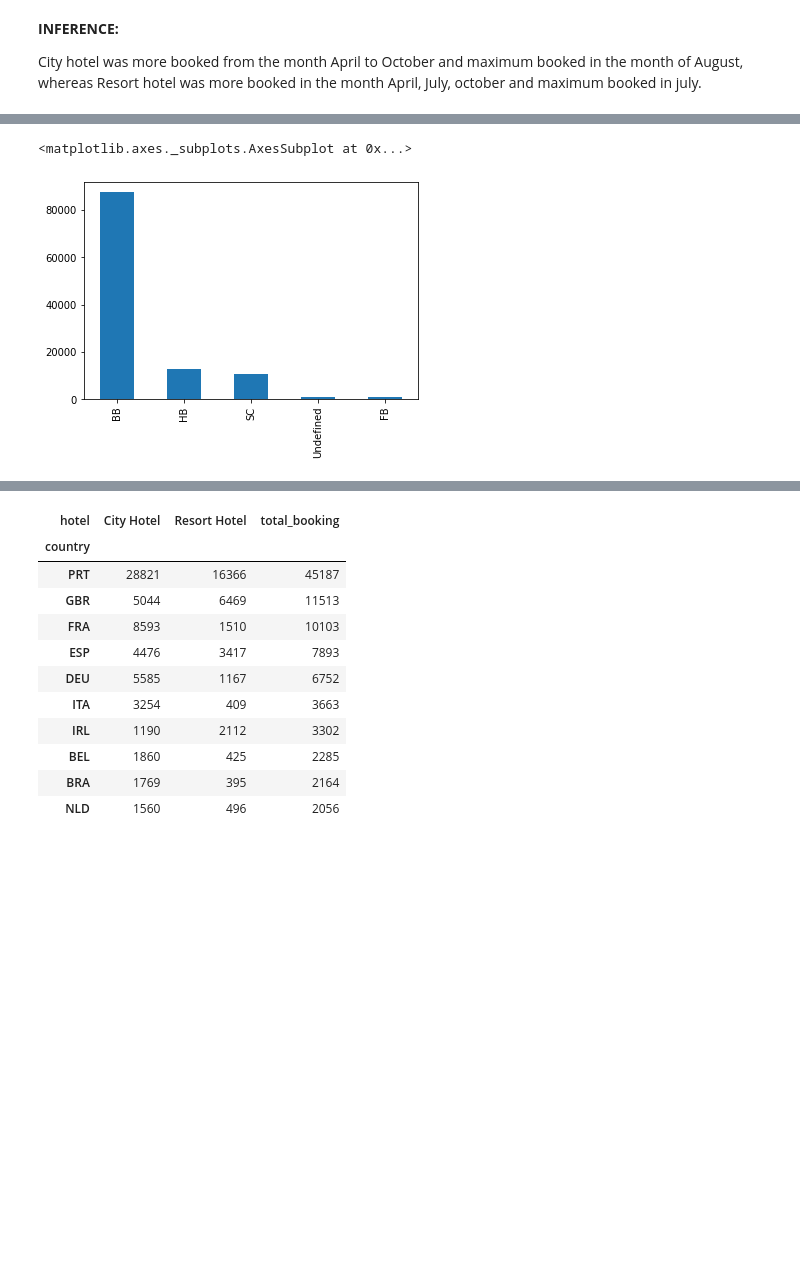
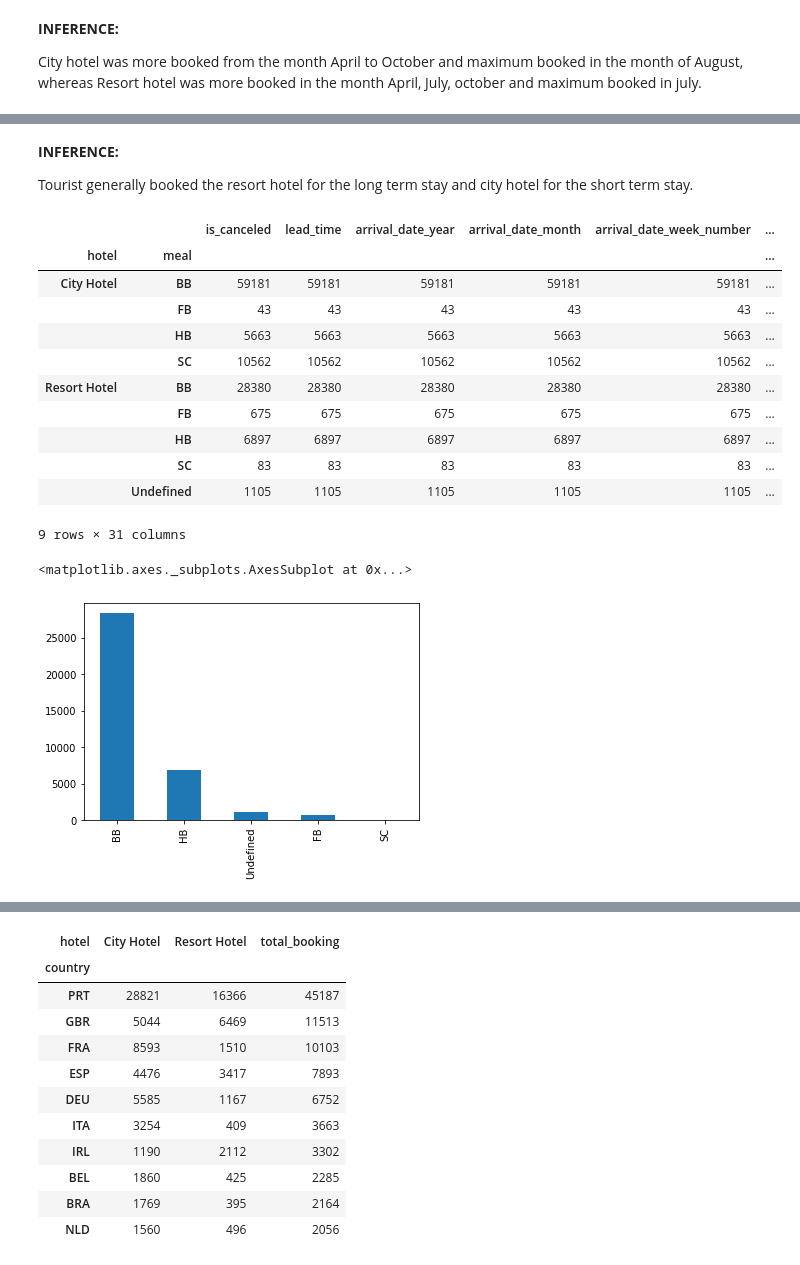
Before and after one commit to gauriagarwal18/Hotel_Booking_Analysis, a Jupyter notebook: Hotel_Booking.ipynb, the cells around one changed output, grey strips where cells are left out. Cells and saved outputs as stored; diff of their text form; code cells hidden in the pictures; blank space fills up the shorter version.

```diff
--- a/Hotel_Booking.ipynb
+++ b/Hotel_Booking.ipynb
@@ -259,7 +292,25 @@ City hotel was more booked from the month April to October and maximum booked in
+# %% [markdown]
+**INFERENCE:**
+
+Tourist generally booked the resort hotel for the long term stay and city hotel for the short term stay.
 # %%
 # Most meal type prefered by guest
-hotels['meal'].unique()
-hotels['meal'].value_counts().plot(kind = 'bar')
+hotels.groupby(['hotel','meal']).count()
 # %% [output]
+|  |  | is_canceled | lead_time | arrival_date_year | arrival_date_month | arrival_date_week_number | ... |
+| hotel | meal |  |  |  |  |  | ... |
+| City Hotel | BB | 59181 | 59181 | 59181 | 59181 | 59181 | ... |
+|  | FB | 43 | 43 | 43 | 43 | 43 | ... |
+|  | HB | 5663 | 5663 | 5663 | 5663 | 5663 | ... |
+|  | SC | 10562 | 10562 | 10562 | 10562 | 10562 | ... |
+| Resort Hotel | BB | 28380 | 28380 | 28380 | 28380 | 28380 | ... |
+|  | FB | 675 | 675 | 675 | 675 | 675 | ... |
+|  | HB | 6897 | 6897 | 6897 | 6897 | 6897 | ... |
+|  | SC | 83 | 83 | 83 | 83 | 83 | ... |
+|  | Undefined | 1105 | 1105 | 1105 | 1105 | 1105 | ... |
-<matplotlib.axes._subplots.AxesSubplot at 0x...>
+9 rows × 31 columns
-[figure, removed]
+# %%
+hotels.loc[hotels['hotel']=="Resort Hotel"]["meal"].value_counts().plot(kind = 'bar')
+# %% [output]
+<matplotlib.axes._subplots.AxesSubplot at 0x...>
+[figure, added]
```
Also changed, not shown: parts of 78 cells of this notebook.
